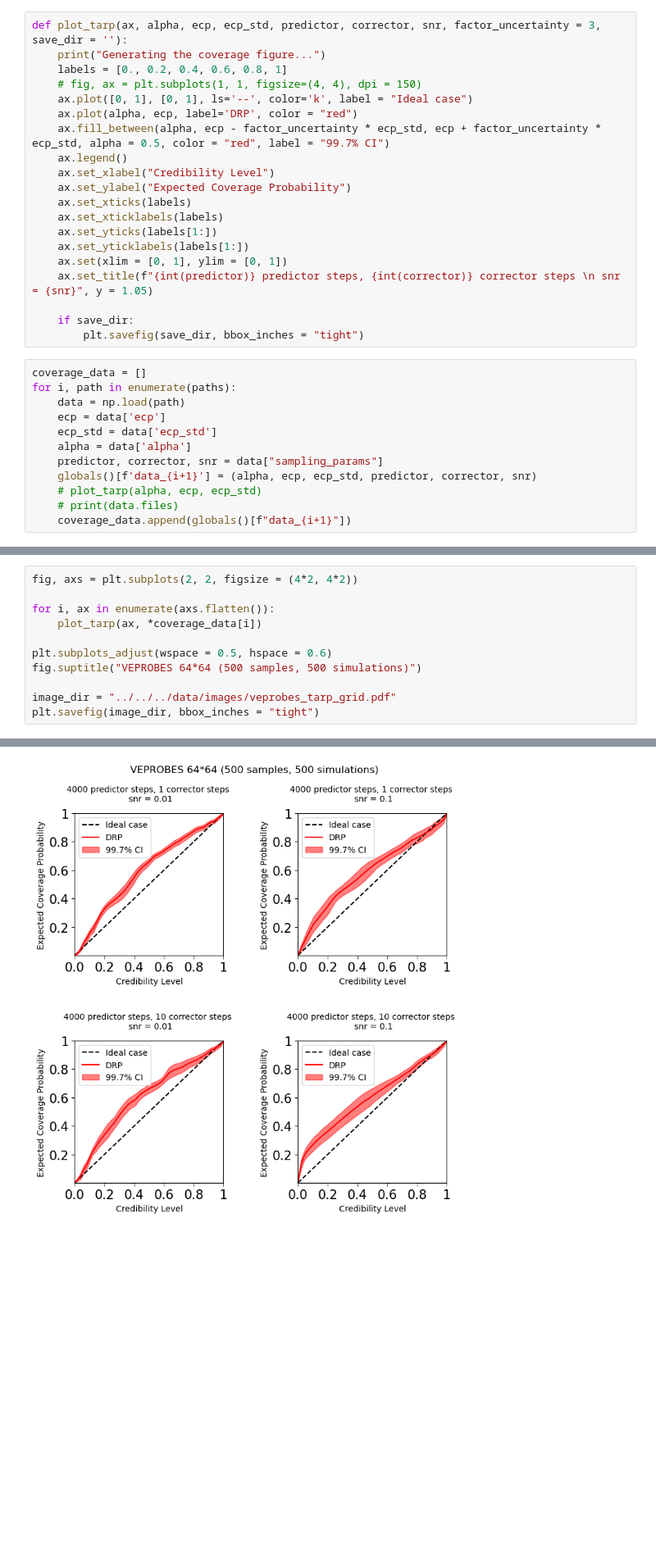
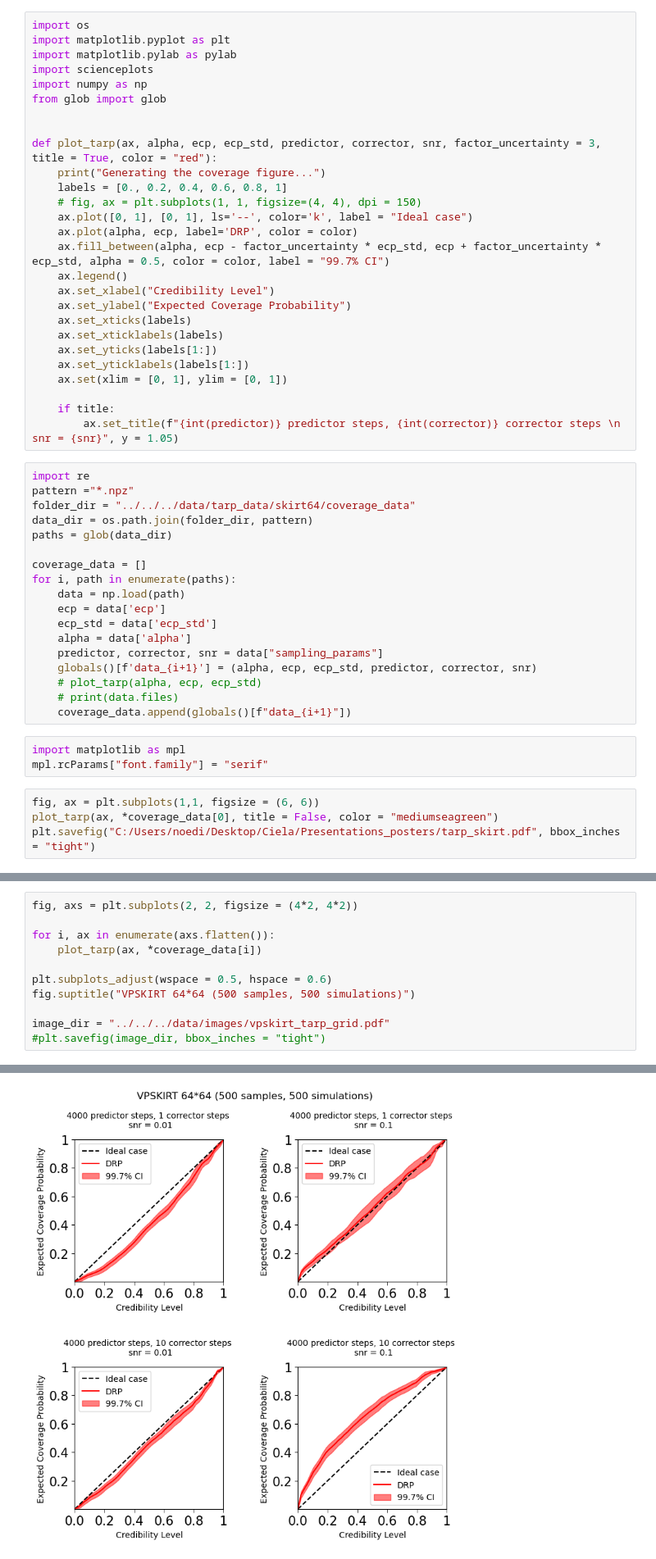
Before and after one commit to EnceladeCandy/bayesian-imaging-radio, a Jupyter notebook: notebooks/viewing_tarp.ipynb, the cells around one changed output, grey strips where cells are left out. Shown at 82% size. Saved outputs shown, nothing was run; the diff lists cells and outputs as text; blank space fills up the shorter version.

```diff
--- a/notebooks/viewing_tarp.ipynb
+++ b/notebooks/viewing_tarp.ipynb
@@ -103,11 +87,19 @@ paths = glob(data_dir)
 # %%
-def plot_tarp(ax, alpha, ecp, ecp_std, predictor, corrector, snr, factor_uncertainty = 3, save_dir = ''):
+import os
+import matplotlib.pyplot as plt
+import matplotlib.pylab as pylab
+import scienceplots
+import numpy as np
+from glob import glob
+
+
+def plot_tarp(ax, alpha, ecp, ecp_std, predictor, corrector, snr, factor_uncertainty = 3, title = True, color = "red"):
     print("Generating the coverage figure...")
     labels = [0., 0.2, 0.4, 0.6, 0.8, 1]
     # fig, ax = plt.subplots(1, 1, figsize=(4, 4), dpi = 150)
     ax.plot([0, 1], [0, 1], ls='--', color='k', label = "Ideal case")
-    ax.plot(alpha, ecp, label='DRP', color = "red")
-    ax.fill_between(alpha, ecp - factor_uncertainty * ecp_std, ecp + factor_uncertainty * ecp_std, alpha = 0.5, color = "red", label = "99.7% CI")
+    ax.plot(alpha, ecp, label='DRP', color = color)
+    ax.fill_between(alpha, ecp - factor_uncertainty * ecp_std, ecp + factor_uncertainty * ecp_std, alpha = 0.5, color = color, label = "99.7% CI")
     ax.legend()
     ax.set_xlabel("Credibility Level")
     ax.set_ylabel("Expected Coverage Probability")
@@ -116,11 +108,16 @@ def plot_tarp(ax, alpha, ecp, ecp_std, predictor, corrector, snr, factor_uncerta
     ax.set_yticks(labels[1:])
     ax.set_yticklabels(labels[1:])
     ax.set(xlim = [0, 1], ylim = [0, 1])
-    ax.set_title(f"{int(predictor)} predictor steps, {int(corrector)} corrector steps \n snr = {snr}", y = 1.05)
 
-    if save_dir:
-        plt.savefig(save_dir, bbox_inches = "tight")
+    if title:
+        ax.set_title(f"{int(predictor)} predictor steps, {int(corrector)} corrector steps \n snr = {snr}", y = 1.05)
 # %%
+import re
+pattern ="*.npz"
+folder_dir = "../../../data/tarp_data/skirt64/coverage_data"
+data_dir = os.path.join(folder_dir, pattern)
+paths = glob(data_dir)
+
 coverage_data = []
 for i, path in enumerate(paths):
     data = np.load(path)
@@ -132,3 +129,10 @@ for i, path in enumerate(paths):
     # plot_tarp(alpha, ecp, ecp_std)
     # print(data.files)
     coverage_data.append(globals()[f"data_{i+1}"])
+# %%
+import matplotlib as mpl
+mpl.rcParams["font.family"] = "serif"
+# %%
+fig, ax = plt.subplots(1,1, figsize = (6, 6))
+plot_tarp(ax, *coverage_data[0], title = False, color = "mediumseagreen")
+plt.savefig("C:/Users/noedi/Desktop/Ciela/Presentations_posters/tarp_skirt.pdf", bbox_inches = "tight")
@@ -135,17 +142,17 @@ for i, path in enumerate(paths):
 # %%
 fig, axs = plt.subplots(2, 2, figsize = (4*2, 4*2))
 
 for i, ax in enumerate(axs.flatten()):
     plot_tarp(ax, *coverage_data[i])
 
 plt.subplots_adjust(wspace = 0.5, hspace = 0.6)
-fig.suptitle("VEPROBES 64*64 (500 samples, 500 simulations)")
+fig.suptitle("VPSKIRT 64*64 (500 samples, 500 simulations)")
 
-image_dir = "../../../data/images/veprobes_tarp_grid.pdf"
-plt.savefig(image_dir, bbox_inches = "tight")
+image_dir = "../../../data/images/vpskirt_tarp_grid.pdf"
+#plt.savefig(image_dir, bbox_inches = "tight")
 # %% [output]
 Generating the coverage figure...
 Generating the coverage figure...
 Generating the coverage figure...
 Generating the coverage figure...
-[figure, old version]
+[figure, new version]
```
Also changed, not shown: parts of 25 cells of this notebook, 1 other file.
